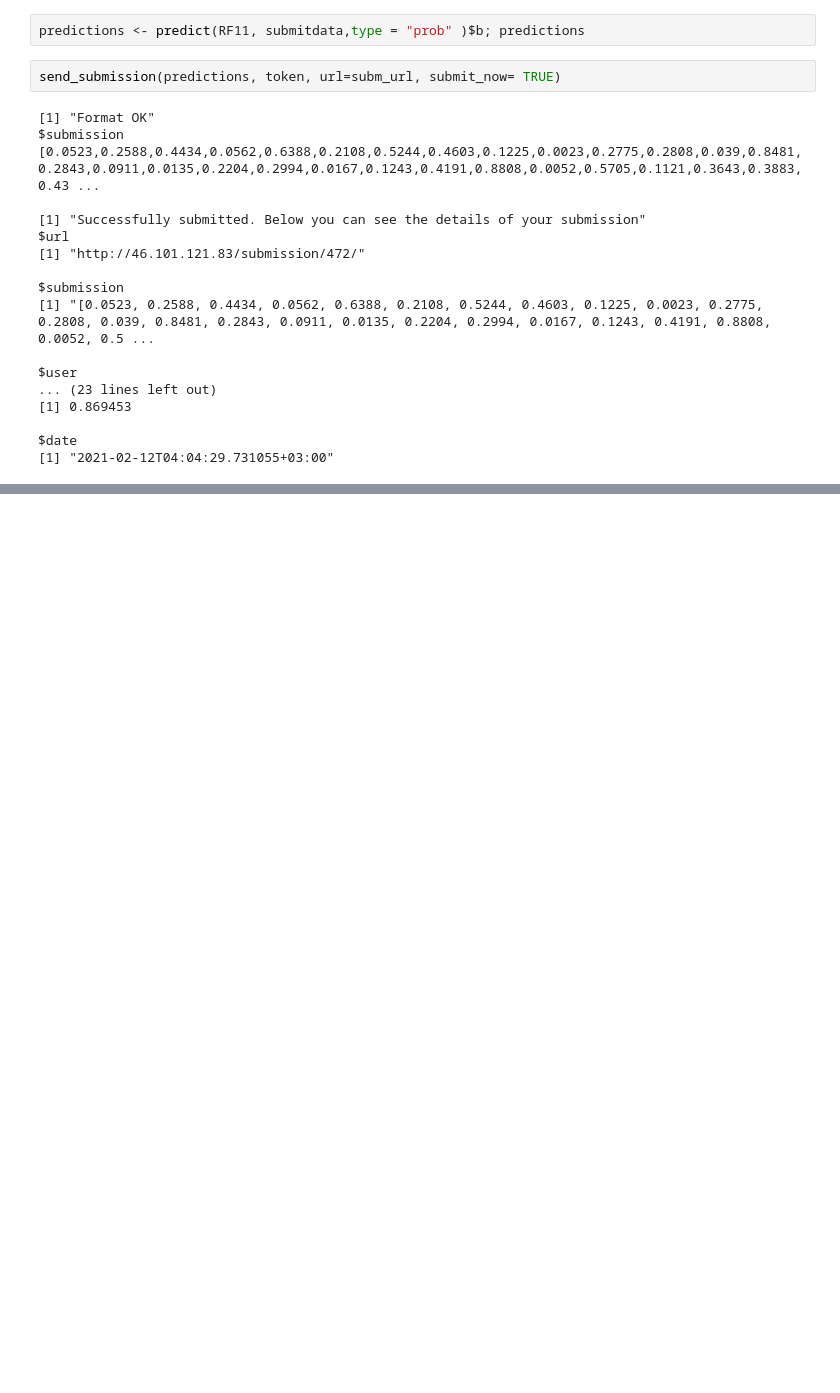
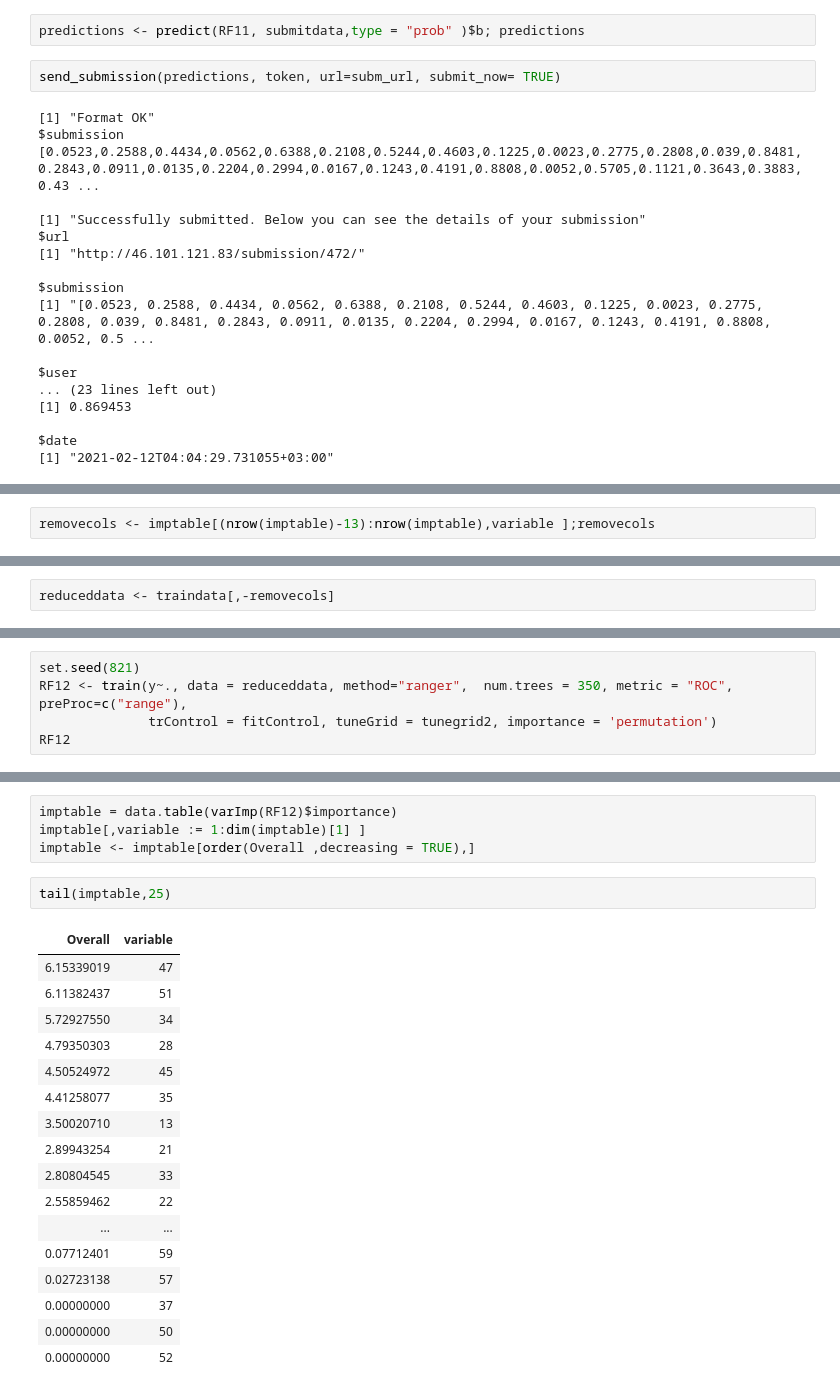
Before and after one commit to karaee/IE518Project, a Jupyter notebook: Project/Project1.ipynb, the cells around one changed output, grey strips where cells are left out. Saved outputs shown, nothing was run; the diff lists cells and outputs as text; blank space fills up the shorter version.

```diff
--- a/Project/Project1.ipynb
+++ b/Project/Project1.ipynb
@@ -1161,0 +1202,2 @@ $date
+# %%
+removecols <- imptable[(nrow(imptable)-13):nrow(imptable),variable ];removecols
@@ -1161,0 +1206,2 @@ $date
+# %%
+reduceddata <- traindata[,-removecols]
@@ -1161,0 +1217,5 @@ $date
+# %%
+set.seed(821)
+RF12 <- train(y~., data = reduceddata, method="ranger",  num.trees = 350, metric = "ROC", preProc=c("range"),
+              trControl = fitControl, tuneGrid = tunegrid2, importance = 'permutation')
+RF12
@@ -1161,0 +1309,24 @@ $date
+# %%
+imptable = data.table(varImp(RF12)$importance)
+imptable[,variable := 1:dim(imptable)[1] ]
+imptable <- imptable[order(Overall ,decreasing = TRUE),]
+# %%
+tail(imptable,25)
+# %% [output]
+| Overall | variable |
+| 6.15339019 | 47 |
+| 6.11382437 | 51 |
+| 5.72927550 | 34 |
+| 4.79350303 | 28 |
+| 4.50524972 | 45 |
+| 4.41258077 | 35 |
+| 3.50020710 | 13 |
+| 2.89943254 | 21 |
+| 2.80804545 | 33 |
+| 2.55859462 | 22 |
+| ... | ... |
+| 0.07712401 | 59 |
+| 0.02723138 | 57 |
+| 0.00000000 | 37 |
+| 0.00000000 | 50 |
+| 0.00000000 | 52 |
```
Also changed, not shown: parts of 27 cells of this notebook.
